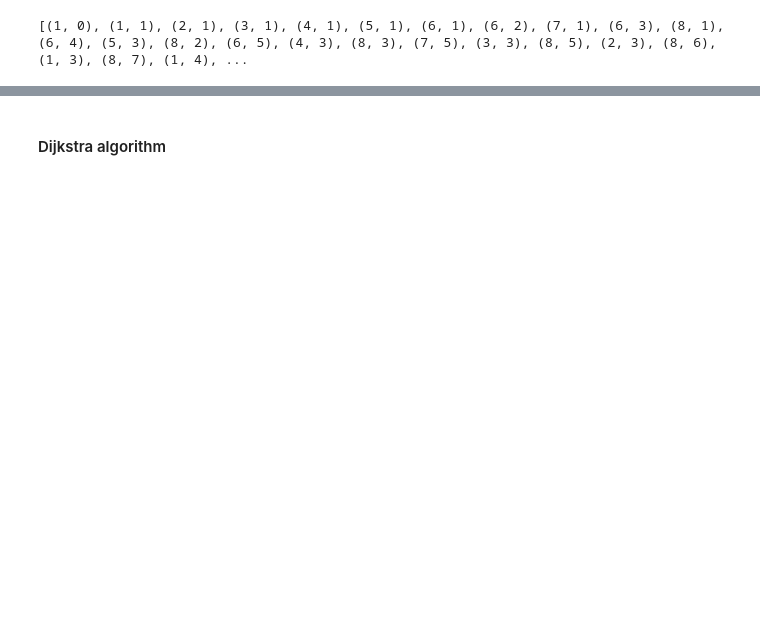
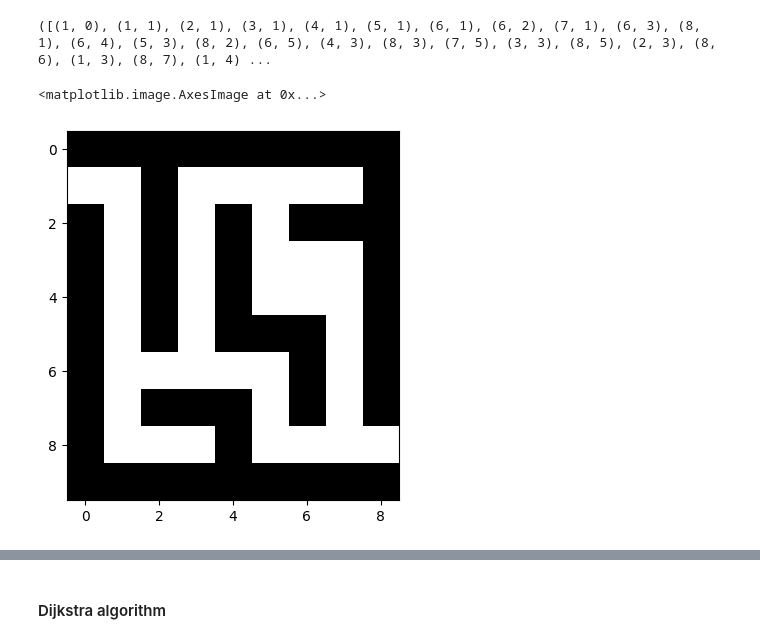
Before and after one commit to wecacuee/ECE417-F24-Mobile-Robots, a Jupyter notebook: docs/notebooks/01-1901-discrete-planning/Discrete Planning.ipynb, the cells around one changed output, grey strips where cells are left out. Saved outputs shown, nothing was run; the diff lists cells and outputs as text; code cells hidden in the pictures; blank space fills up the shorter version.

```diff
--- a/docs/notebooks/01-1901-discrete-planning/Discrete Planning.ipynb
+++ b/docs/notebooks/01-1901-discrete-planning/Discrete Planning.ipynb
@@ -95,49 +489,11 @@ Following is the Depth-First Search path
 # %%
-maze_str = \
-"""
-+++++++++
-  +     +
-+ + + +++
-+ + +   +
-+ + +   +
-+ + +++ +
-+     + +
-+ +++ + +
-+   +
-+++++++++
-"""
-
-class Maze:
-    def __init__(self, maze_str, freepath=' '):
-        self.maze_lines = [l for l in maze_str.split("\n")
-                           if len(l)]
-        self.FREEPATH = freepath
-
-    def get(self, node, default):
-        (r, c) = node
-        m_row = self.maze_lines[r]
-        nbrs = []
-        if c-1 >= 0 and m_row[c-1] == self.FREEPATH:
-            nbrs.append((r, c-1))
-        if c+1 < len(m_row) and m_row[c+1] == self.FREEPATH:
-            nbrs.append((r, c+1))
-        if r-1 >= 0 and self.maze_lines[r-1][c] == self.FREEPATH:
-            nbrs.append((r-1, c))
-        if r+1 < len(self.maze_lines) and self.maze_lines[r+1][c] == self.FREEPATH:
-            nbrs.append((r+1, c))
-        return nbrs if len(nbrs) else default
-
-    def draw_path(self, path, visited='*'):
-        new_maze_lines = [list(l) for l in self.maze_lines]
-        for (r, c) in path:
-            new_maze_lines[r][c] = visited
-            print('\n'.join([''.join(l) for l in new_maze_lines]))
-            print('\n\n\n')
-
 maze = Maze(maze_str)
 print(bfs(maze, (1, 0))) # prints the order of search all the searched nodes
+maze.plot_maze()
 # %% [output]
-[(1, 0), (1, 1), (2, 1), (3, 1), (4, 1), (5, 1), (6, 1), (6, 2), (7, 1), (6, 3), (8, 1), (6, 4), (5, 3), (8, 2), (6, 5), (4, 3), (8, 3), (7, 5), (3, 3), (8, 5), (2, 3), (8, 6), (1, 3), (8, 7), (1, 4), ...
+([(1, 0), (1, 1), (2, 1), (3, 1), (4, 1), (5, 1), (6, 1), (6, 2), (7, 1), (6, 3), (8, 1), (6, 4), (5, 3), (8, 2), (6, 5), (4, 3), (8, 3), (7, 5), (3, 3), (8, 5), (2, 3), (8, 6), (1, 3), (8, 7), (1, 4) ...
+<matplotlib.image.AxesImage at 0x...>
+[figure, added]
 # %%
 def bfs_path(graph, start, goal):
     """
```
Also changed, not shown: parts of 26 cells of this notebook, 6 other files.
